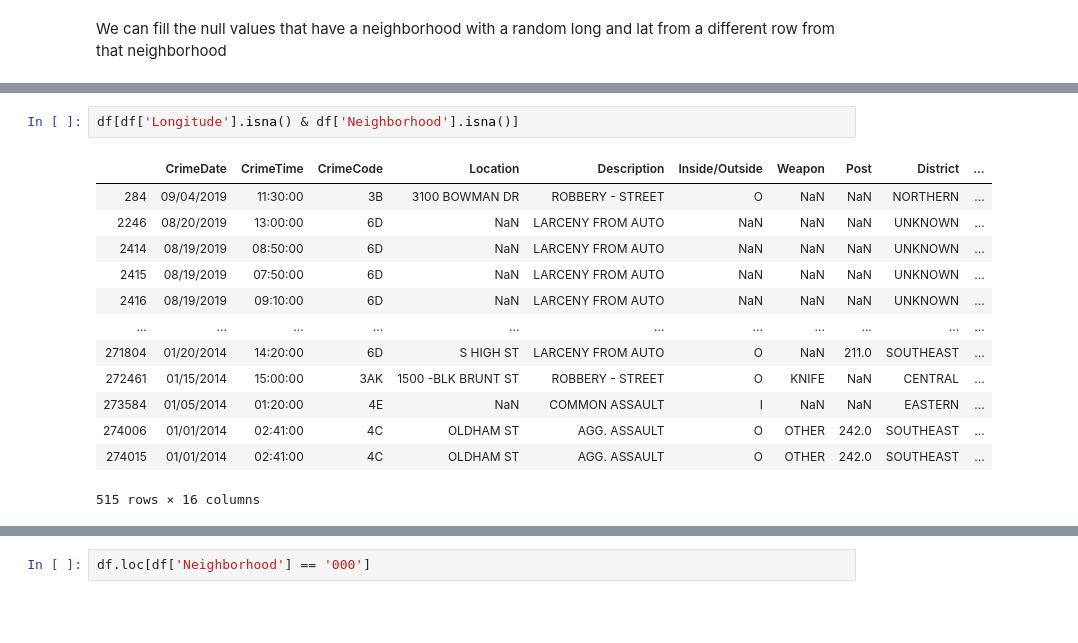
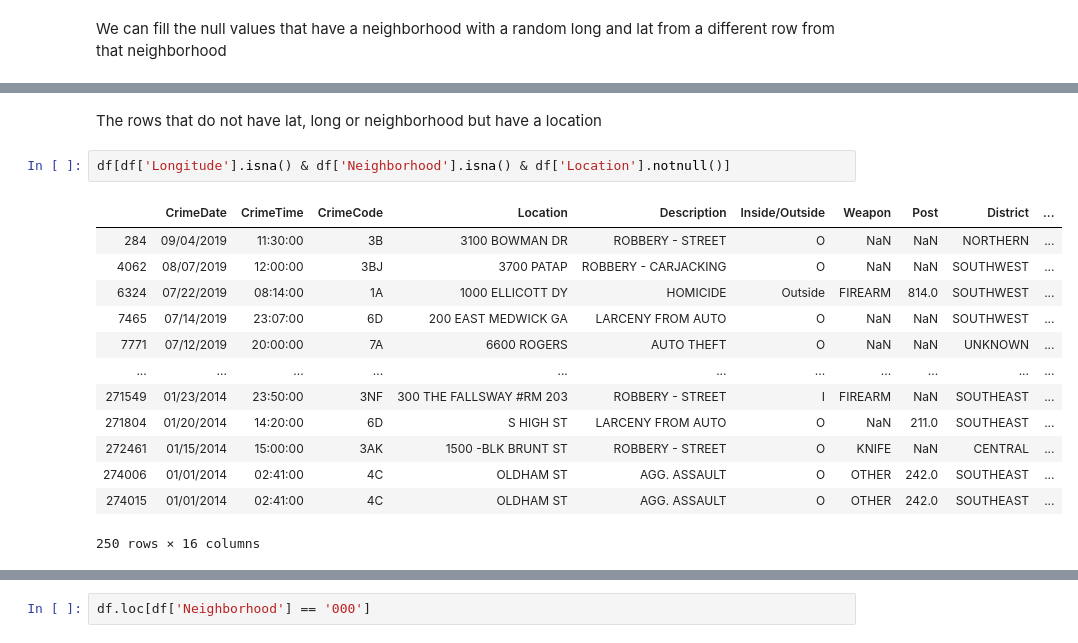
Before and after one commit to lraichik/Crime_data_prediction_and_analysis, a Jupyter notebook: Untitled.ipynb, the cells around one changed output, grey strips where cells are left out. Saved outputs shown, nothing was run; the diff lists cells and outputs as text; blank space fills up the shorter version.

```diff
--- a/Untitled.ipynb
+++ b/Untitled.ipynb
@@ -364,16 +898,18 @@ We can fill the null values that have a neighborhood with a random long and lat
+# %% [markdown]
+The rows that do not have lat, long or neighborhood but have a location
 # %%
-df[df['Longitude'].isna() & df['Neighborhood'].isna()]
+df[df['Longitude'].isna() & df['Neighborhood'].isna() & df['Location'].notnull()]
 # %% [output]
 |  | CrimeDate | CrimeTime | CrimeCode | Location | Description | Inside/Outside | Weapon | Post | District | ... |
 | 284 | 09/04/2019 | 11:30:00 | 3B | 3100 BOWMAN DR | ROBBERY - STREET | O | NaN | NaN | NORTHERN | ... |
-| 2246 | 08/20/2019 | 13:00:00 | 6D | NaN | LARCENY FROM AUTO | NaN | NaN | NaN | UNKNOWN | ... |
-| 2414 | 08/19/2019 | 08:50:00 | 6D | NaN | LARCENY FROM AUTO | NaN | NaN | NaN | UNKNOWN | ... |
-| 2415 | 08/19/2019 | 07:50:00 | 6D | NaN | LARCENY FROM AUTO | NaN | NaN | NaN | UNKNOWN | ... |
-| 2416 | 08/19/2019 | 09:10:00 | 6D | NaN | LARCENY FROM AUTO | NaN | NaN | NaN | UNKNOWN | ... |
+| 4062 | 08/07/2019 | 12:00:00 | 3BJ | 3700 PATAP | ROBBERY - CARJACKING | O | NaN | NaN | SOUTHWEST | ... |
+| 6324 | 07/22/2019 | 08:14:00 | 1A | 1000 ELLICOTT DY | HOMICIDE | Outside | FIREARM | 814.0 | SOUTHWEST | ... |
+| 7465 | 07/14/2019 | 23:07:00 | 6D | 200 EAST MEDWICK GA | LARCENY FROM AUTO | O | NaN | NaN | SOUTHWEST | ... |
+| 7771 | 07/12/2019 | 20:00:00 | 7A | 6600 ROGERS | AUTO THEFT | O | NaN | NaN | UNKNOWN | ... |
 | ... | ... | ... | ... | ... | ... | ... | ... | ... | ... | ... |
+| 271549 | 01/23/2014 | 23:50:00 | 3NF | 300 THE FALLSWAY #RM 203 | ROBBERY - STREET | I | FIREARM | NaN | SOUTHEAST | ... |
 | 271804 | 01/20/2014 | 14:20:00 | 6D | S HIGH ST | LARCENY FROM AUTO | O | NaN | 211.0 | SOUTHEAST | ... |
 | 272461 | 01/15/2014 | 15:00:00 | 3AK | 1500 -BLK BRUNT ST | ROBBERY - STREET | O | KNIFE | NaN | CENTRAL | ... |
-| 273584 | 01/05/2014 | 01:20:00 | 4E | NaN | COMMON ASSAULT | I | NaN | NaN | EASTERN | ... |
 | 274006 | 01/01/2014 | 02:41:00 | 4C | OLDHAM ST | AGG. ASSAULT | O | OTHER | 242.0 | SOUTHEAST | ... |
 | 274015 | 01/01/2014 | 02:41:00 | 4C | OLDHAM ST | AGG. ASSAULT | O | OTHER | 242.0 | SOUTHEAST | ... |
-515 rows × 16 columns
+250 rows × 16 columns
```
Also changed, not shown: parts of 107 cells of this notebook, 1 other file.
